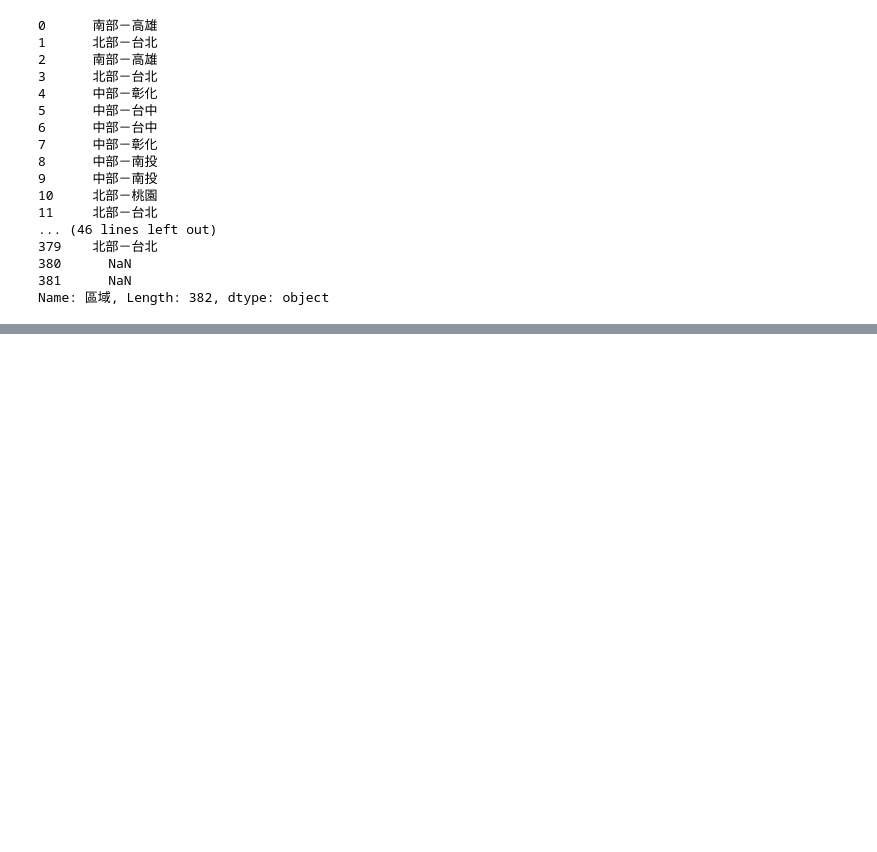
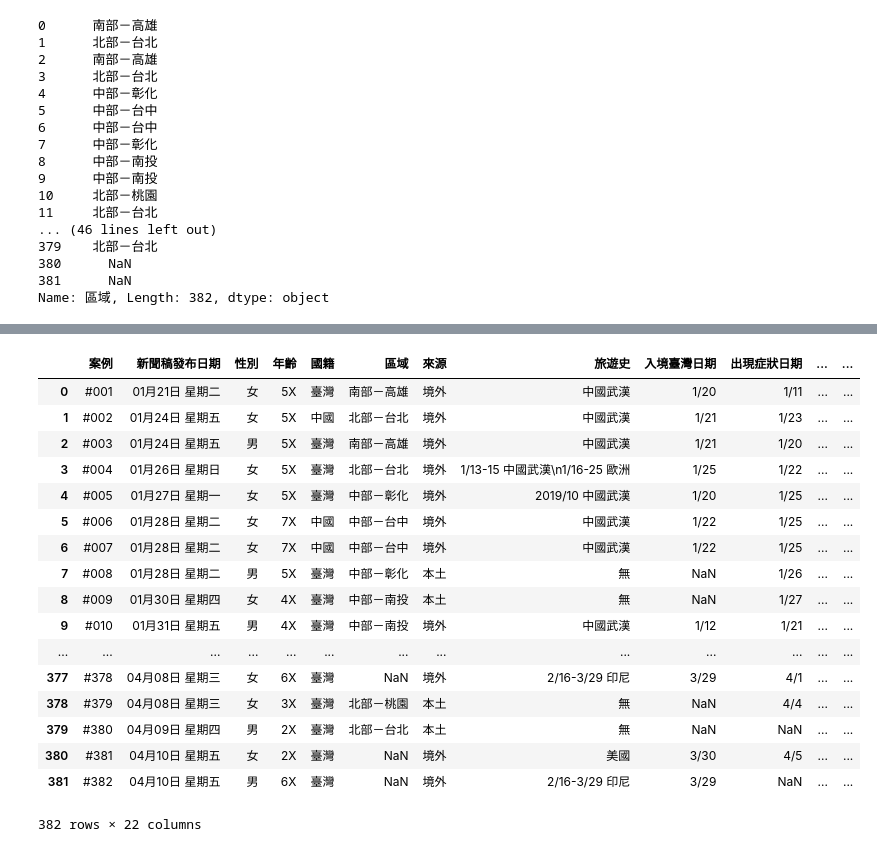
Before and after one commit to william860705/github-tutorial, a Jupyter notebook: 20200327.ipynb, the cells around one changed output, grey strips where cells are left out. Drawn from its saved outputs; the diff is of its cells as text; code cells hidden in the pictures; blank space fills up the shorter version.

```diff
--- a/20200327.ipynb
+++ b/20200327.ipynb
@@ -326,0 +334,21 @@ memory usage: 9.7+ KB
+# %%
+cov
+# %% [output]
+|  | 案例 | 新聞稿發布日期 | 性別 | 年齡 | 國籍 | 區域 | 來源 | 旅遊史 | 入境臺灣日期 | 出現症狀日期 | ... | ... |
+| 0 | #001 | 01月21日 星期二 | 女 | 5X | 臺灣 | 南部－高雄 | 境外 | 中國武漢 | 1/20 | 1/11 | ... | ... |
+| 1 | #002 | 01月24日 星期五 | 女 | 5X | 中國 | 北部－台北 | 境外 | 中國武漢 | 1/21 | 1/23 | ... | ... |
+| 2 | #003 | 01月24日 星期五 | 男 | 5X | 臺灣 | 南部－高雄 | 境外 | 中國武漢 | 1/21 | 1/20 | ... | ... |
+| 3 | #004 | 01月26日 星期日 | 女 | 5X | 臺灣 | 北部－台北 | 境外 | 1/13-15 中國武漢\n1/16-25 歐洲 | 1/25 | 1/22 | ... | ... |
+| 4 | #005 | 01月27日 星期一 | 女 | 5X | 臺灣 | 中部－彰化 | 境外 | 2019/10 中國武漢 | 1/20 | 1/25 | ... | ... |
+| 5 | #006 | 01月28日 星期二 | 女 | 7X | 中國 | 中部－台中 | 境外 | 中國武漢 | 1/22 | 1/25 | ... | ... |
+| 6 | #007 | 01月28日 星期二 | 女 | 7X | 中國 | 中部－台中 | 境外 | 中國武漢 | 1/22 | 1/25 | ... | ... |
+| 7 | #008 | 01月28日 星期二 | 男 | 5X | 臺灣 | 中部－彰化 | 本土 | 無 | NaN | 1/26 | ... | ... |
+| 8 | #009 | 01月30日 星期四 | 女 | 4X | 臺灣 | 中部－南投 | 本土 | 無 | NaN | 1/27 | ... | ... |
+| 9 | #010 | 01月31日 星期五 | 男 | 4X | 臺灣 | 中部－南投 | 境外 | 中國武漢 | 1/12 | 1/21 | ... | ... |
+| ... | ... | ... | ... | ... | ... | ... | ... | ... | ... | ... | ... | ... |
+| 377 | #378 | 04月08日 星期三 | 女 | 6X | 臺灣 | NaN | 境外 | 2/16-3/29 印尼 | 3/29 | 4/1 | ... | ... |
+| 378 | #379 | 04月08日 星期三 | 女 | 3X | 臺灣 | 北部－桃園 | 本土 | 無 | NaN | 4/4 | ... | ... |
+| 379 | #380 | 04月09日 星期四 | 男 | 2X | 臺灣 | 北部－台北 | 本土 | 無 | NaN | NaN | ... | ... |
+| 380 | #381 | 04月10日 星期五 | 女 | 2X | 臺灣 | NaN | 境外 | 美國 | 3/30 | 4/5 | ... | ... |
+| 381 | #382 | 04月10日 星期五 | 男 | 6X | 臺灣 | NaN | 境外 | 2/16-3/29 印尼 | 3/29 | NaN | ... | ... |
+382 rows × 22 columns
```
Also changed, not shown: parts of 11 cells of this notebook, 4 other files.
